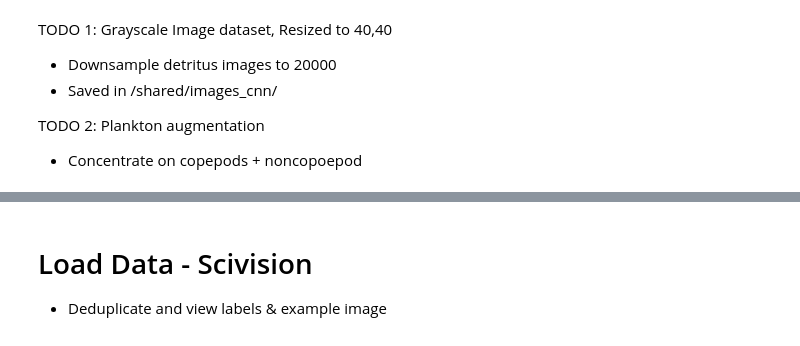
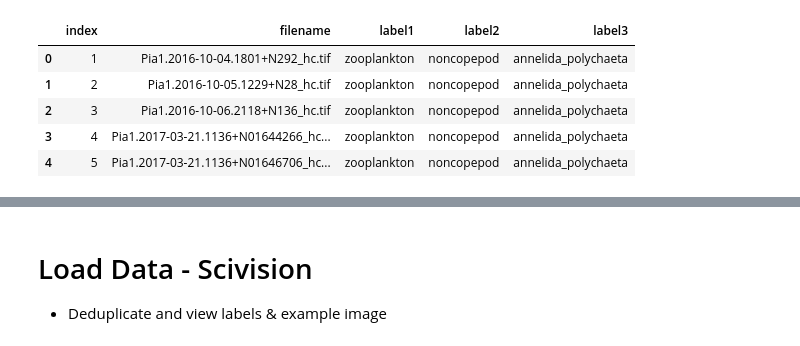
Before and after one commit to alan-turing-institute/plankton-dsg-challenge, a Jupyter notebook: notebooks/prep_cnn_data.ipynb, the cells around one changed output, grey strips where cells are left out. Cells and saved outputs as stored; diff of their text form; code cells hidden in the pictures.

```diff
--- a/notebooks/prep_cnn_data.ipynb
+++ b/notebooks/prep_cnn_data.ipynb
@@ -1,10 +1,3 @@
-# %% [markdown]
-TODO 1: Grayscale Image dataset, Resized to 40,40
-- Downsample detritus images to 20000
-- Saved in /shared/images_cnn/
-
-TODO 2: Plankton augmentation
-- Concentrate on copepods + noncopoepod
 # %%
 import cv2, os
 import numpy as np
@@ -13,6 +6,15 @@ import xarray as xr
 import matplotlib.pyplot as plt
 from scivision.io import load_dataset
 # %%
-dataPath = '/data/images/'
-df_ind = pd.read_csv('/data/index.csv')
+# Set VM data path and read labels file
+
+dataPath = '/scratch/data/images/'
+df_ind = pd.read_csv('/scratch/data/index.csv')
 df_ind.head()
+# %% [output]
+|  | index | filename | label1 | label2 | label3 |
+| 0 | 1 | Pia1.2016-10-04.1801+N292_hc.tif | zooplankton | noncopepod | annelida_polychaeta |
+| 1 | 2 | Pia1.2016-10-05.1229+N28_hc.tif | zooplankton | noncopepod | annelida_polychaeta |
+| 2 | 3 | Pia1.2016-10-06.2118+N136_hc.tif | zooplankton | noncopepod | annelida_polychaeta |
+| 3 | 4 | Pia1.2017-03-21.1136+N01644266_hc... | zooplankton | noncopepod | annelida_polychaeta |
+| 4 | 5 | Pia1.2017-03-21.1136+N01646706_hc... | zooplankton | noncopepod | annelida_polychaeta |
```
Also changed, not shown: parts of 23 cells of this notebook.
